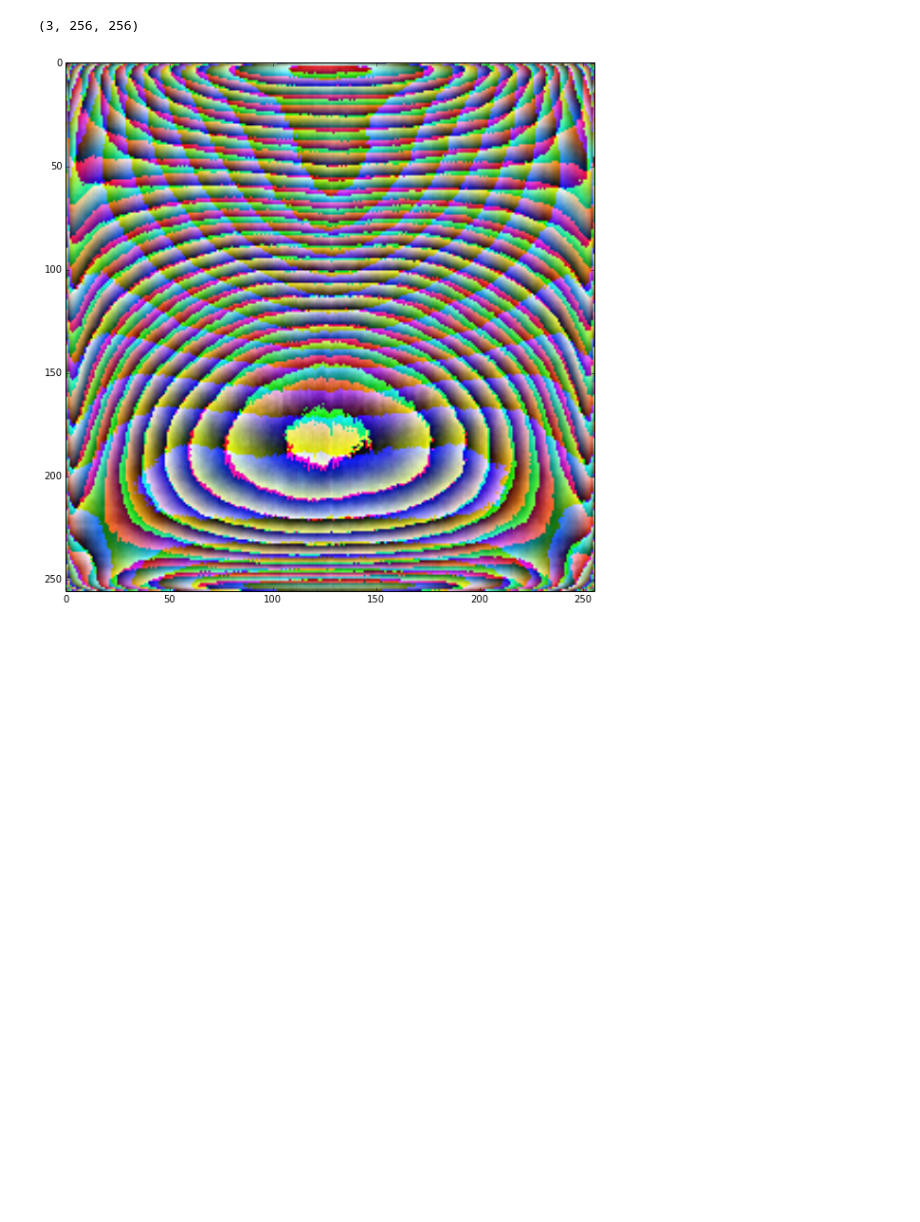
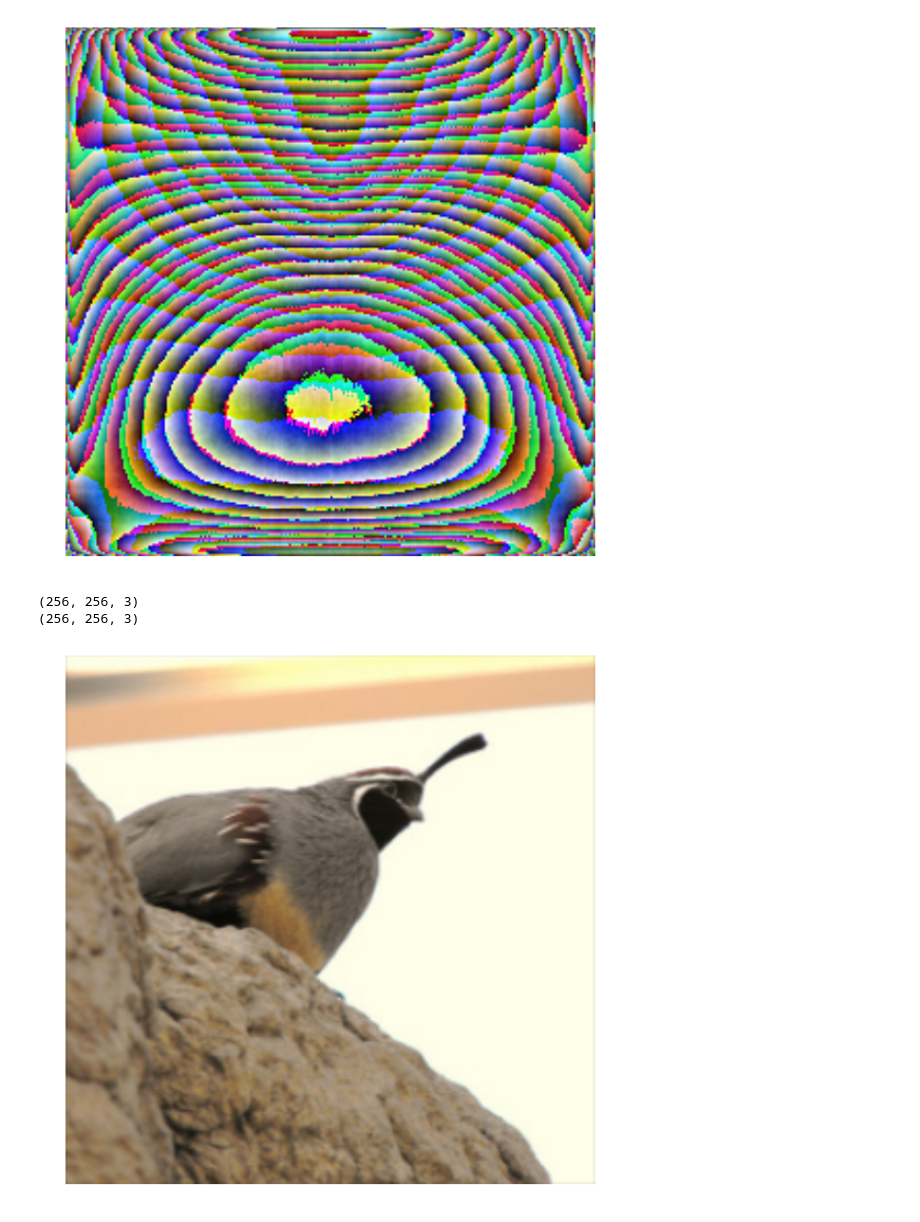
Before and after one commit to MINZHIJI/nvdla_exploration, a Jupyter notebook: read_binaryproto.ipynb, the cells around one changed output. Saved outputs shown, nothing was run; the diff lists cells and outputs as text; code cells hidden in the pictures; blank space fills up the shorter version.

```diff
--- a/read_binaryproto.ipynb
+++ b/read_binaryproto.ipynb
@@ -16,27 +16,47 @@ MEAN_FILE = '/home/caslab/workspace/caffe/caffe/data/ilsvrc12/imagenet_mean.bina
 # means_txt = 'means.txt'
 # mf = open(means_txt, 'w')
-# %%
-pixel_width = 10
-pixel_height = 10
-plt.figure(figsize=(pixel_width, pixel_height))
-# 将均值文件读入blob中
-mean_blob = caffe.proto.caffe_pb2.BlobProto()
-mean_blob.ParseFromString(open(MEAN_FILE, 'rb').read())
-
-# 将均值blob转为numpy.array
-mean_npy = caffe.io.blobproto_to_array(mean_blob)
-# 均值参数是多维数组，为了方便输出，转为单列数组
-print mean_npy[0].shape
-plt.imshow(mean_npy[0].transpose(1,2,0))
-plt.axis('on')
-plt.show()
-# plt.show()
-# mean_npy.shape = (-1, 1)
-# for m in mean_npy:
-#     # 写参数
-#     mf.write('%ff, ' % m)
-
-# mf.close
-# %% [output]
-(3, 256, 256)
-[figure, removed]
+# %%
+pixel_width = 10
+pixel_height = 10
+plt.figure(figsize=(pixel_width, pixel_height))
+
+mean_blob = caffe.proto.caffe_pb2.BlobProto()
+mean_blob.ParseFromString(open(MEAN_FILE, 'rb').read())
+
+
+mean_npy = caffe.io.blobproto_to_array(mean_blob)
+image_path = '/home/caslab/workspace/NVDLA/sw_5_17/sw/prebuilt/linux/image/quail227.jpg'
+
+
+mean_m = mean_npy[0].transpose(1,2,0)
+plt.imshow(mean_npy[0].transpose(1,2,0))
+plt.axis('off')
+plt.show()
+print mean_m.shape
+
+pixel_width = 10
+pixel_height = 10
+plt.figure(figsize=(pixel_width, pixel_height))
+im = caffe.io.load_image(image_path)
+im_m = skimage.transform.resize(im,(256,256))
+im_m = np.asarray(im_m)
+
+print im_m.shape
+# print im_m.shape
+plt.imshow(im_m)
+plt.axis('off')
+plt.show()
+
+# subtraction_m = np.subtract(im_m,mean_m)
+subtraction_m = np.subtract(mean_m, im_m)
+pixel_width = 10
+pixel_height = 10
+plt.figure(figsize=(pixel_width, pixel_height))
+plt.imshow(subtraction_m)
+plt.axis('off')
+plt.show()
+# %% [output]
+[figure, added]
+(256, 256, 3)
+(256, 256, 3)
+[figure, added]
```
Also changed, not shown: parts of 3 cells of this notebook, 4 other files.
